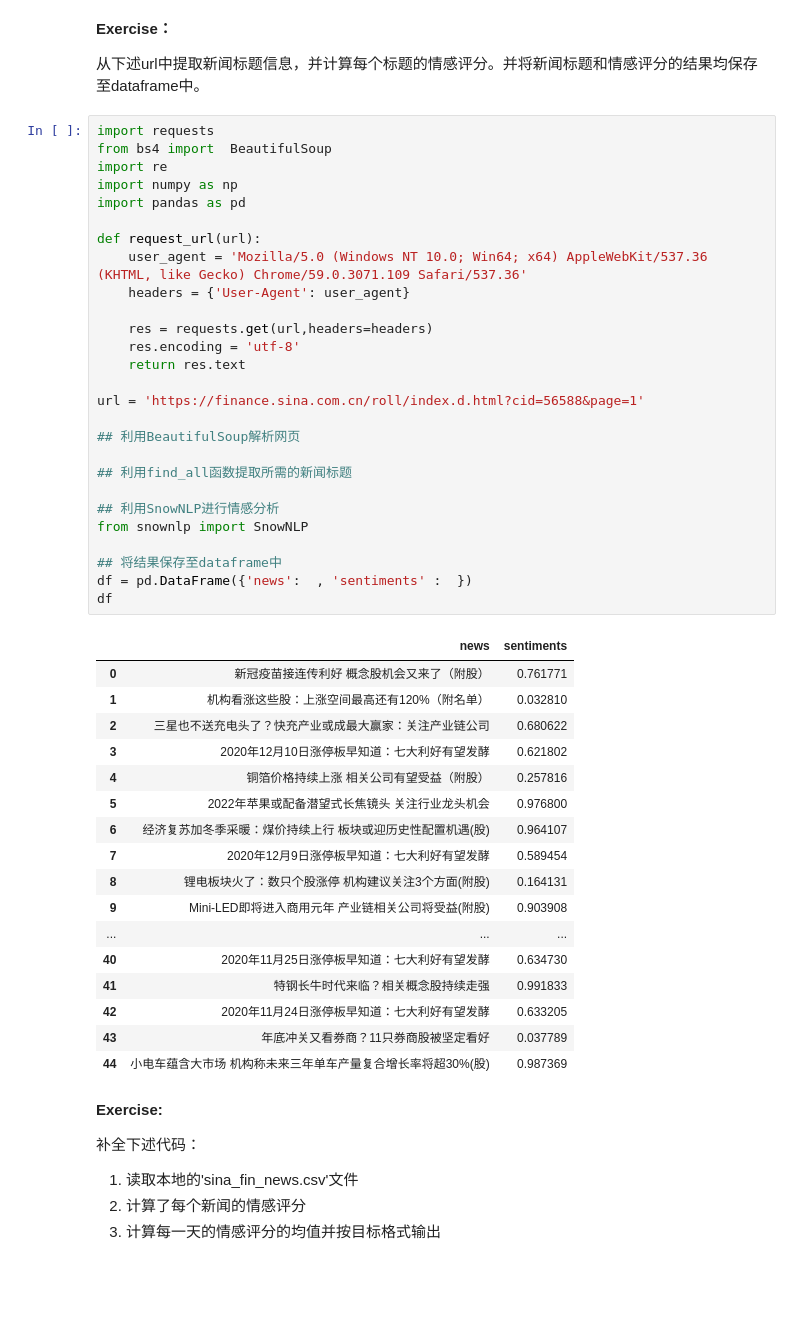
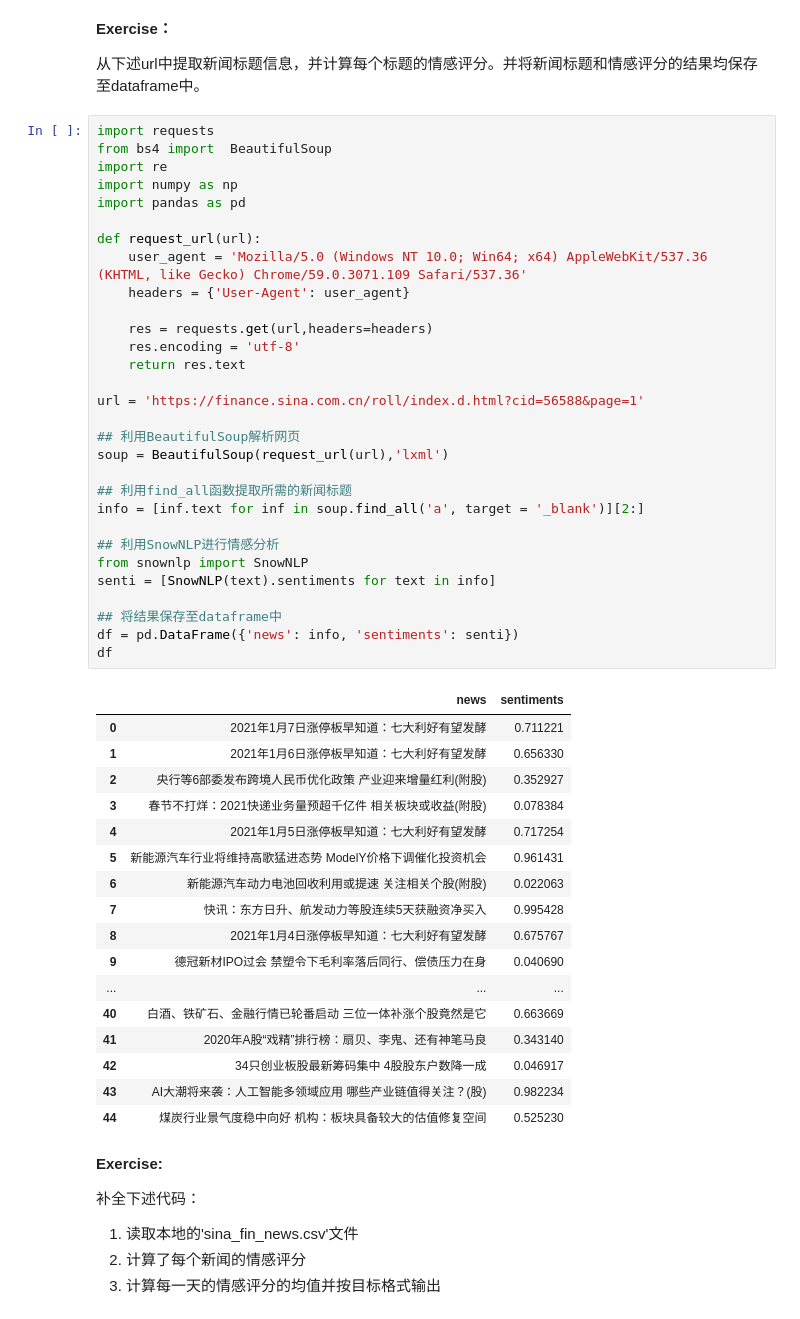
Before and after one commit to superMC5657/jrxy_python_course, a Jupyter notebook: ProgramSession/nlp_learn.ipynb, the cells around one changed output. Cells and saved outputs as stored; diff of their text form; blank space fills up the shorter version.

```diff
--- a/ProgramSession/nlp_learn.ipynb
+++ b/ProgramSession/nlp_learn.ipynb
@@ -267,48 +272,51 @@ Keywords with snownlp:
 # %%
 import requests
 from bs4 import  BeautifulSoup
 import re
 import numpy as np
 import pandas as pd
 
 def request_url(url):
     user_agent = 'Mozilla/5.0 (Windows NT 10.0; Win64; x64) AppleWebKit/537.36 (KHTML, like Gecko) Chrome/59.0.3071.109 Safari/537.36'
     headers = {'User-Agent': user_agent}
 
     res = requests.get(url,headers=headers)
     res.encoding = 'utf-8'
     return res.text
 
 url = 'https://finance.sina.com.cn/roll/index.d.html?cid=56588&page=1'
 
 ## 利用BeautifulSoup解析网页
+soup = BeautifulSoup(request_url(url),'lxml')
 
 ## 利用find_all函数提取所需的新闻标题
+info = [inf.text for inf in soup.find_all('a', target = '_blank')][2:]
 
 ## 利用SnowNLP进行情感分析
 from snownlp import SnowNLP
+senti = [SnowNLP(text).sentiments for text in info]
 
 ## 将结果保存至dataframe中
-df = pd.DataFrame({'news':  , 'sentiments' :  })
+df = pd.DataFrame({'news': info, 'sentiments': senti})
 df
 # %% [output]
 |  | news | sentiments |
-| 0 | 新冠疫苗接连传利好 概念股机会又来了（附股） | 0.761771 |
-| 1 | 机构看涨这些股：上涨空间最高还有120%（附名单） | 0.032810 |
-| 2 | 三星也不送充电头了？快充产业或成最大赢家：关注产业链公司 | 0.680622 |
-| 3 | 2020年12月10日涨停板早知道：七大利好有望发酵 | 0.621802 |
-| 4 | 铜箔价格持续上涨 相关公司有望受益（附股） | 0.257816 |
-| 5 | 2022年苹果或配备潜望式长焦镜头 关注行业龙头机会 | 0.976800 |
-| 6 | 经济复苏加冬季采暖：煤价持续上行 板块或迎历史性配置机遇(股) | 0.964107 |
-| 7 | 2020年12月9日涨停板早知道：七大利好有望发酵 | 0.589454 |
-| 8 | 锂电板块火了：数只个股涨停 机构建议关注3个方面(附股) | 0.164131 |
-| 9 | Mini-LED即将进入商用元年 产业链相关公司将受益(附股) | 0.903908 |
+| 0 | 2021年1月7日涨停板早知道：七大利好有望发酵 | 0.711221 |
+| 1 | 2021年1月6日涨停板早知道：七大利好有望发酵 | 0.656330 |
+| 2 | 央行等6部委发布跨境人民币优化政策 产业迎来增量红利(附股) | 0.352927 |
+| 3 | 春节不打烊：2021快递业务量预超千亿件 相关板块或收益(附股) | 0.078384 |
+| 4 | 2021年1月5日涨停板早知道：七大利好有望发酵 | 0.717254 |
+| 5 | 新能源汽车行业将维持高歌猛进态势 ModelY价格下调催化投资机会 | 0.961431 |
+| 6 | 新能源汽车动力电池回收利用或提速 关注相关个股(附股) | 0.022063 |
+| 7 | 快讯：东方日升、航发动力等股连续5天获融资净买入 | 0.995428 |
+| 8 | 2021年1月4日涨停板早知道：七大利好有望发酵 | 0.675767 |
+| 9 | 德冠新材IPO过会 禁塑令下毛利率落后同行、偿债压力在身 | 0.040690 |
 | ... | ... | ... |
-| 40 | 2020年11月25日涨停板早知道：七大利好有望发酵 | 0.634730 |
-| 41 | 特钢长牛时代来临？相关概念股持续走强 | 0.991833 |
-| 42 | 2020年11月24日涨停板早知道：七大利好有望发酵 | 0.633205 |
-| 43 | 年底冲关又看券商？11只券商股被坚定看好 | 0.037789 |
-| 44 | 小电车蕴含大市场 机构称未来三年单车产量复合增长率将超30%(股) | 0.987369 |
+| 40 | 白酒、铁矿石、金融行情已轮番启动 三位一体补涨个股竟然是它 | 0.663669 |
+| 41 | 2020年A股“戏精”排行榜：扇贝、李鬼、还有神笔马良 | 0.343140 |
+| 42 | 34只创业板股最新筹码集中 4股股东户数降一成 | 0.046917 |
+| 43 | AI大潮将来袭：人工智能多领域应用 哪些产业链值得关注？(股) | 0.982234 |
+| 44 | 煤炭行业景气度稳中向好 机构：板块具备较大的估值修复空间 | 0.525230 |
 # %% [markdown]
 **Exercise:**
 
```
Also changed, not shown: parts of 5 cells of this notebook.
